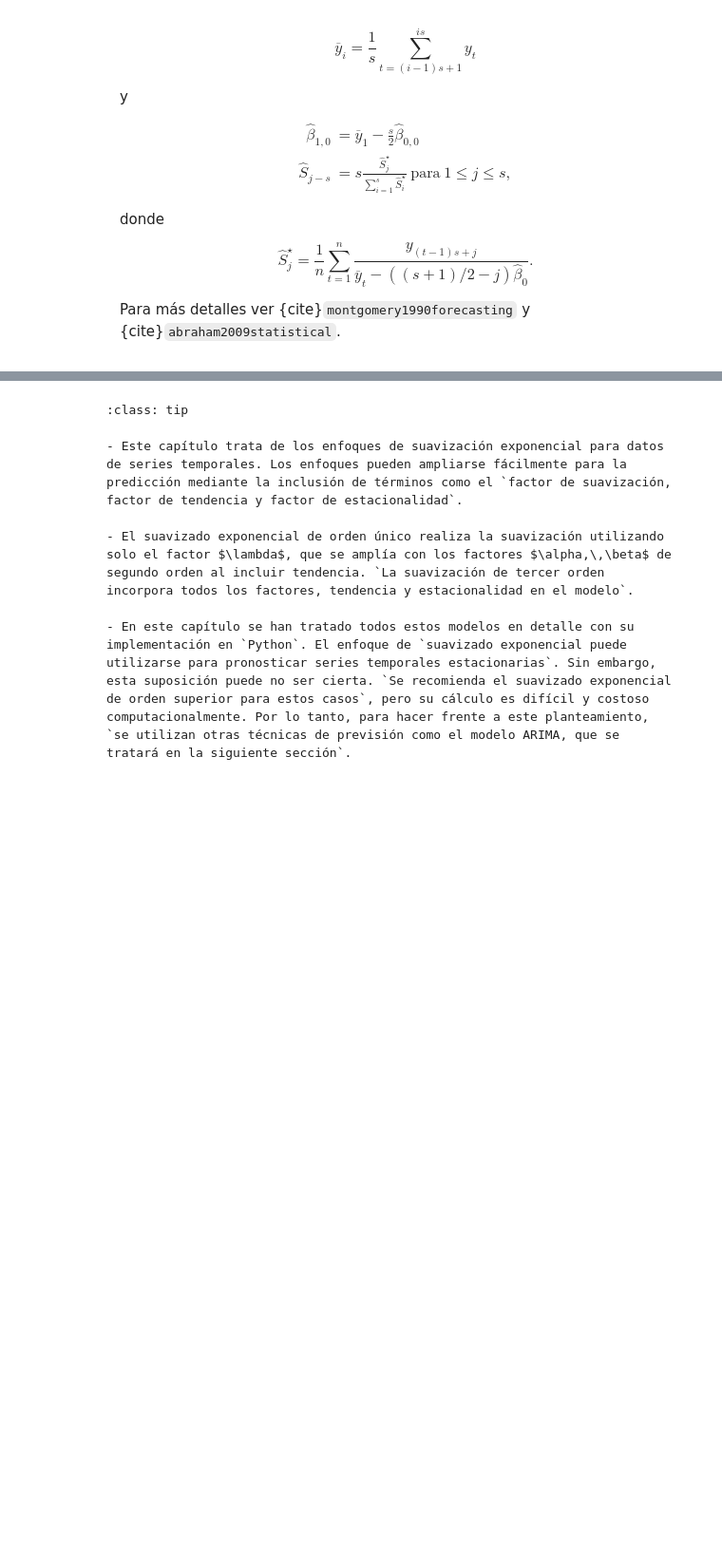
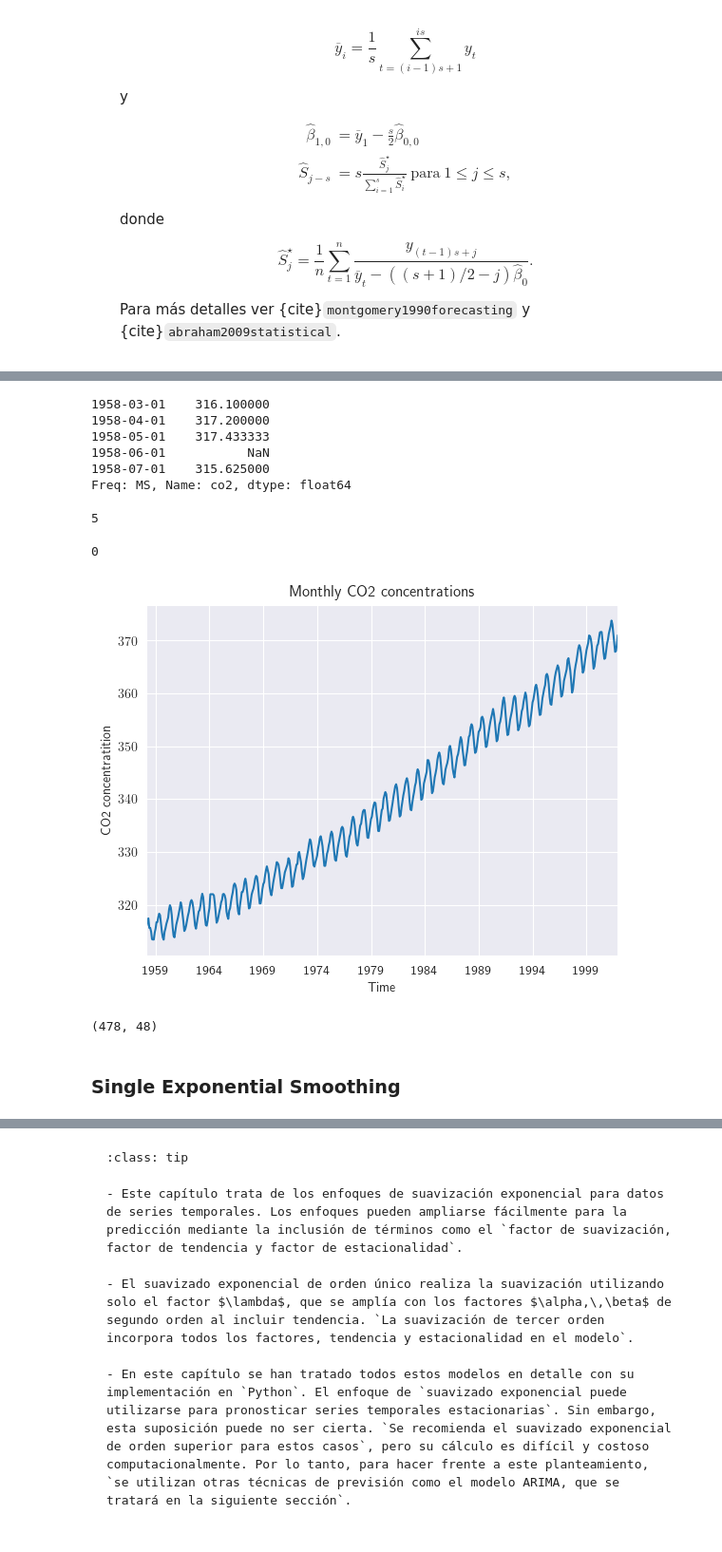
Before and after one commit to lihkir/TimeSeriesUninorte, a Jupyter notebook: _sources/exponential_smoothing.ipynb, the cells around one changed output, grey strips where cells are left out. Shown: that part at 95% size. Cells and saved outputs as stored; diff of their text form; code cells hidden in the pictures; blank space fills up the shorter version.

```diff
--- a/_sources/exponential_smoothing.ipynb
+++ b/_sources/exponential_smoothing.ipynb
@@ -1687,0 +1330,4 @@ leg = ax.legend();
+# %%
+data = sm.datasets.co2.load_pandas()
+y = data.data
+y.head()
@@ -1687,0 +1341,35 @@ leg = ax.legend();
+# %%
+y = y['co2'].resample('MS').mean()
+y.head()
+# %% [output]
+1958-03-01    316.100000
+1958-04-01    317.200000
+1958-05-01    317.433333
+1958-06-01           NaN
+1958-07-01    315.625000
+Freq: MS, Name: co2, dtype: float64
+# %%
+y.isnull().sum()
+# %% [output]
+5
+# %%
+y = y.fillna(y.bfill())
+y.isnull().sum()
+# %% [output]
+0
+# %%
+y.plot()
+plt.title('Monthly CO2 concentrations')
+plt.xlabel('Time')
+plt.ylabel('CO2 concentratition');
+plt.show()
+# %% [output]
+[figure, added]
+# %%
+# Train: 478 Months and Test: 48 Months
+h_test = 48
+train = y[:-h_test]
+test  = y[-h_test:]
+print((len(train), len(test)))
+# %% [output]
+(478, 48)
@@ -1687,0 +1383,2 @@ leg = ax.legend();
+# %% [markdown]
+### Single Exponential Smoothing
```
Also changed, not shown: parts of 75 cells of this notebook, 10 other files.
